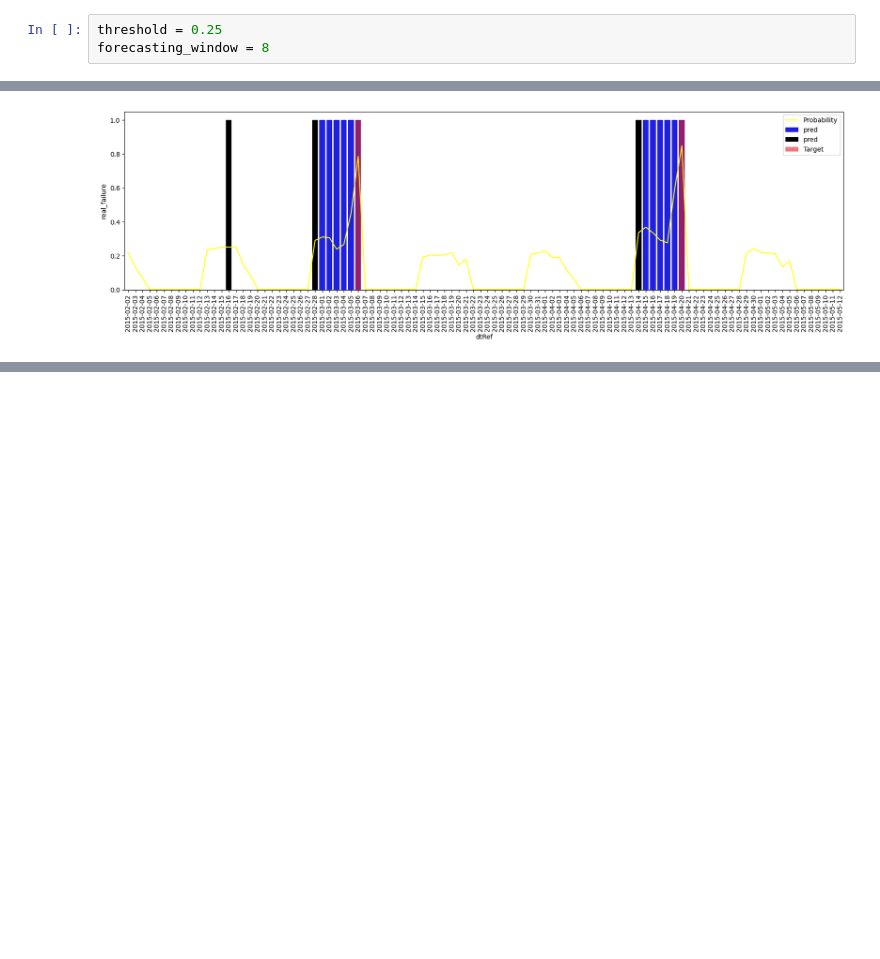
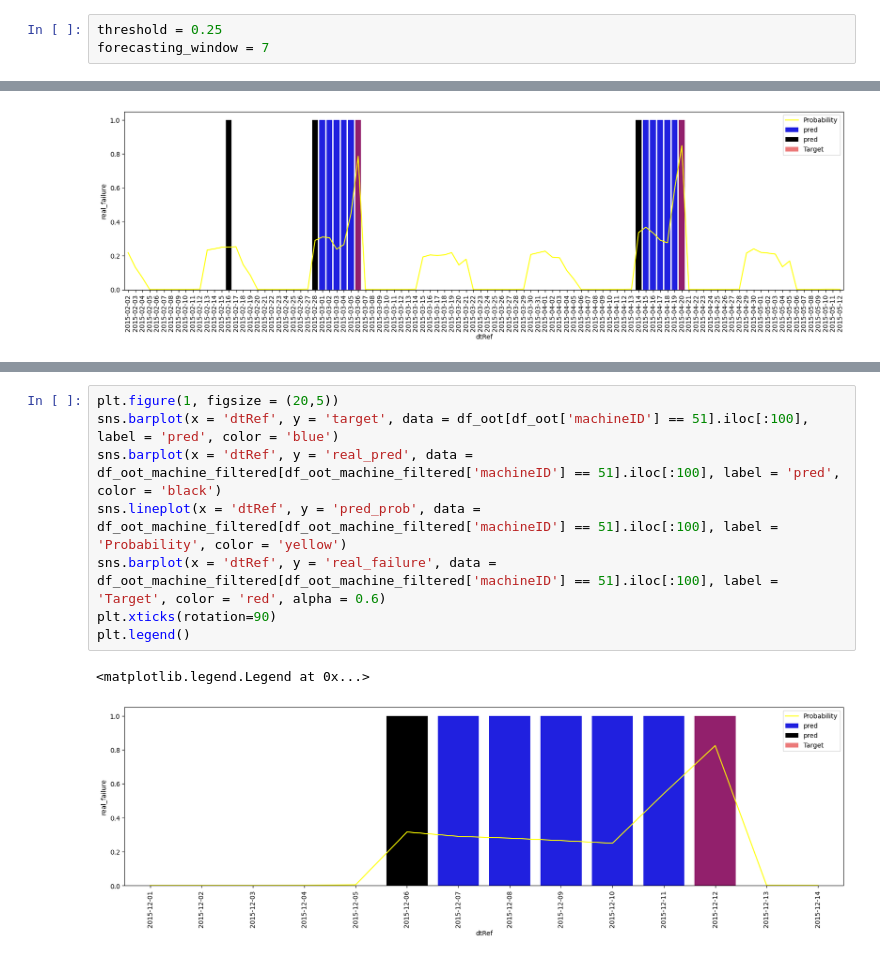
Before and after one commit to jooaobrum/preditive-maintenance, a Jupyter notebook: notebooks/pdm-exploration-ml-ts.ipynb, the cells around one changed output, grey strips where cells are left out. Drawn from its saved outputs; the diff is of its cells as text; blank space fills up the shorter version.

```diff
--- a/notebooks/pdm-exploration-ml-ts.ipynb
+++ b/notebooks/pdm-exploration-ml-ts.ipynb
@@ -514,7 +514,7 @@ X_val_ids = X_val_ids.fillna(0)
 X_oot_ids = X_oot_ids.fillna(0)
 # %%
 threshold = 0.25
-forecasting_window = 8
+forecasting_window = 7
 # %%
 
 
@@ -811,0 +889,11 @@ plt.legend()
+# %%
+plt.figure(1, figsize = (20,5))
+sns.barplot(x = 'dtRef', y = 'target', data = df_oot[df_oot['machineID'] == 51].iloc[:100], label = 'pred', color = 'blue')
+sns.barplot(x = 'dtRef', y = 'real_pred', data = df_oot_machine_filtered[df_oot_machine_filtered['machineID'] == 51].iloc[:100], label = 'pred', color = 'black')
+sns.lineplot(x = 'dtRef', y = 'pred_prob', data = df_oot_machine_filtered[df_oot_machine_filtered['machineID'] == 51].iloc[:100], label = 'Probability', color = 'yellow')
+sns.barplot(x = 'dtRef', y = 'real_failure', data = df_oot_machine_filtered[df_oot_machine_filtered['machineID'] == 51].iloc[:100], label = 'Target', color = 'red', alpha = 0.6)
+plt.xticks(rotation=90)
+plt.legend()
+# %% [output]
+<matplotlib.legend.Legend at 0x...>
+[figure, added]
```
Also changed, not shown: parts of 5 cells of this notebook, 3 other files.
